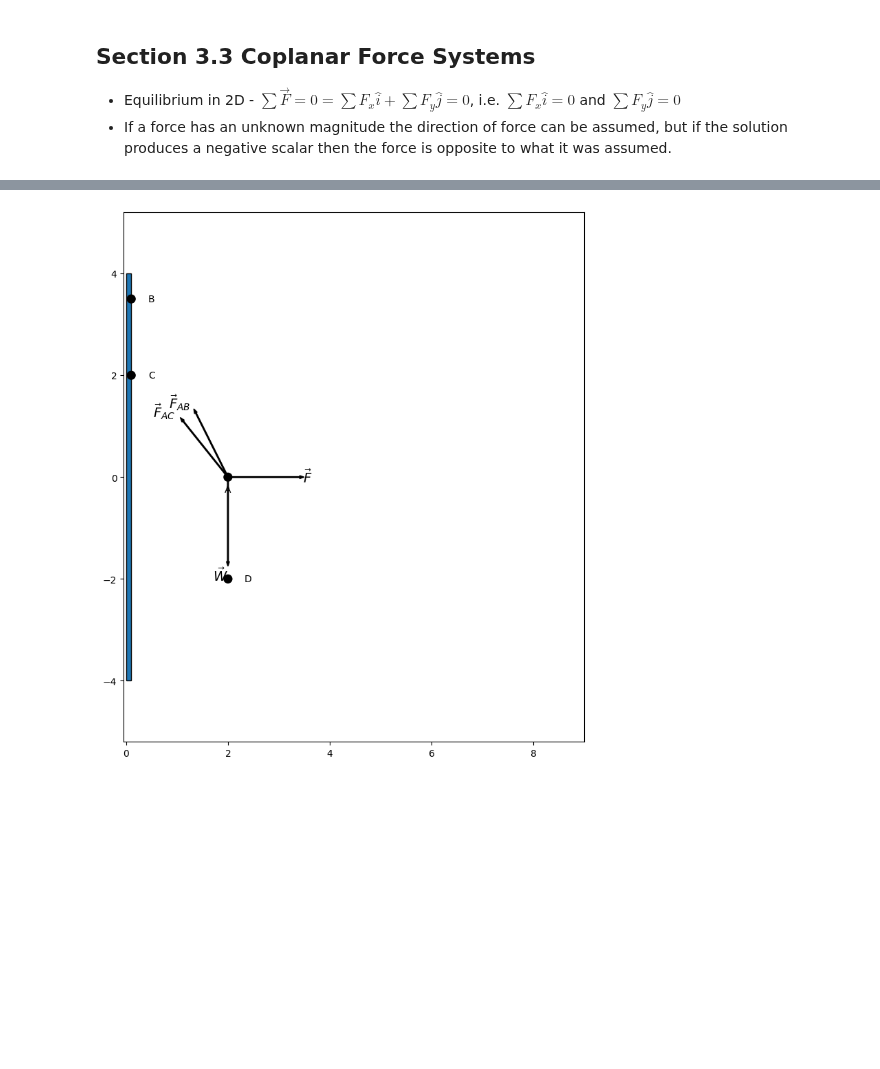
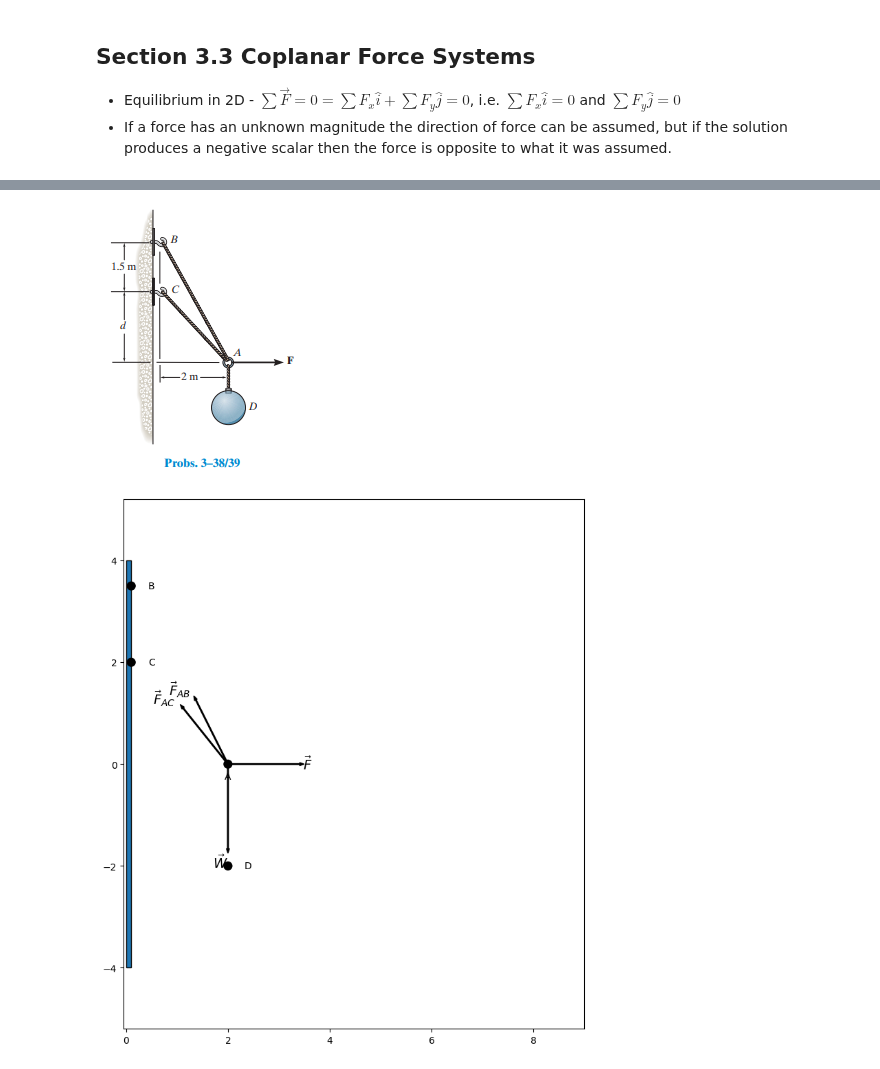
Before and after one commit to michaelhotchkiss/Statics, a Jupyter notebook: Chapter 3 - Equilibrium of a Particle.ipynb, the cells around one changed output, grey strips where cells are left out. Drawn from its saved outputs; the diff is of its cells as text; code cells hidden in the pictures; blank space fills up the shorter version.

```diff
--- a/Chapter 3 - Equilibrium of a Particle.ipynb
+++ b/Chapter 3 - Equilibrium of a Particle.ipynb
@@ -28,6 +28,11 @@ is applied horizontally to the ring at $A$, determine the
 dimension $d$ so that the force in cable $AC$ is zero.
 <!--<img src="pictures\problem_3_39.png" width="330"/>-->
 ![figure 39](pictures/problem_3_39.png)
+# %%
+from IPython.display import Image
+Image("pictures/problem_3_39.png")
+# %% [output]
+[figure, added]
 # %%
 from IPython.core.pylabtools import figsize
 import string
```
